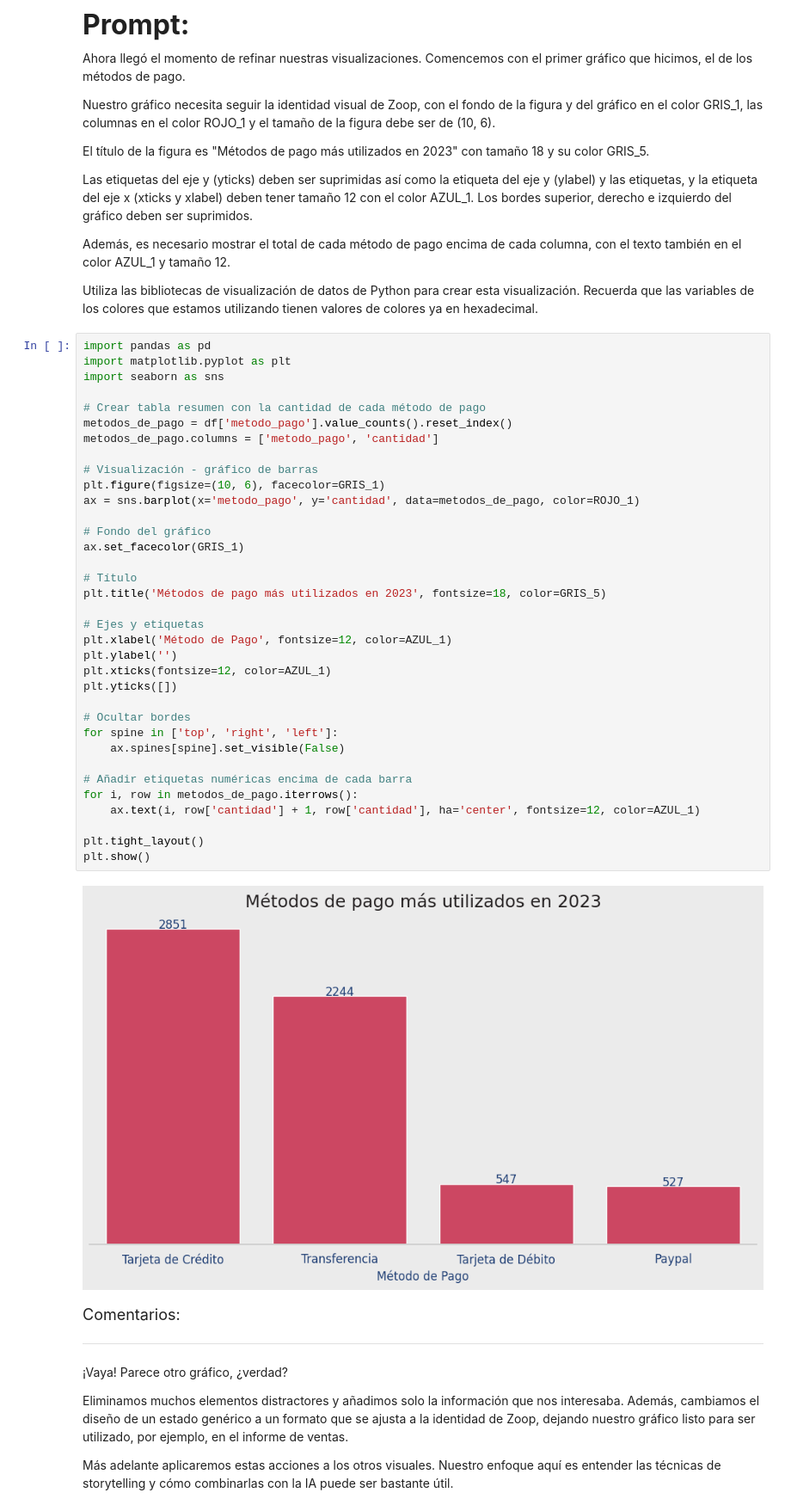
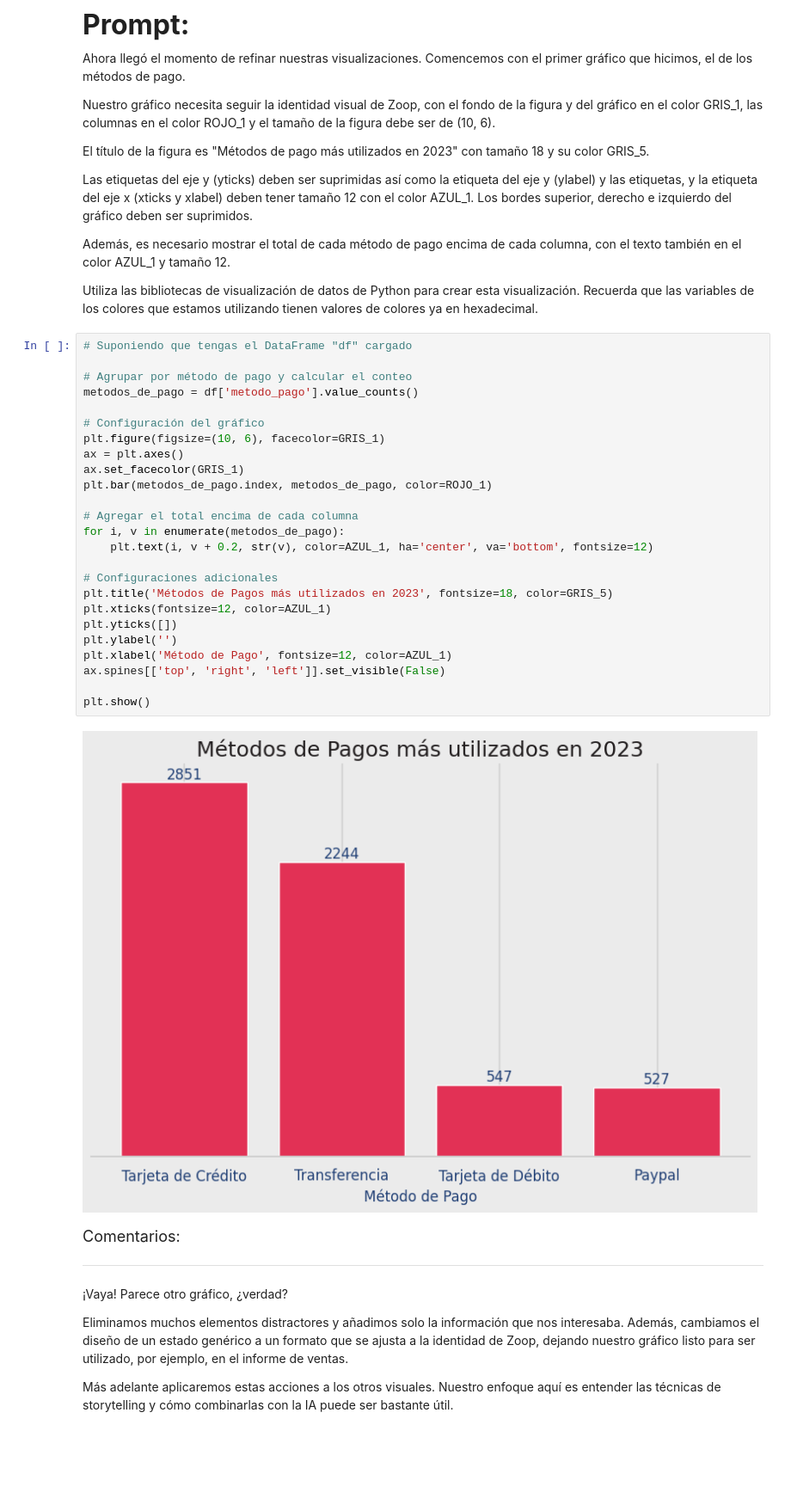
Before and after one commit to Zuzed22/IA-aplicada-a-la-ciencia-de-datos, a Jupyter notebook: IA_aplicada_a_ciencia_de_datos.ipynb, the cells around one changed output. Shown at 86% size. Drawn from its saved outputs; the diff is of its cells as text; blank space fills up the shorter version.

```diff
--- a/IA_aplicada_a_ciencia_de_datos.ipynb
+++ b/IA_aplicada_a_ciencia_de_datos.ipynb
@@ -982,43 +982,33 @@ Las etiquetas del eje y (yticks) deben ser suprimidas así como la etiqueta del
 Además, es necesario mostrar el total de cada método de pago encima de cada columna, con el texto también en el color AZUL_1 y tamaño 12.
 
 Utiliza las bibliotecas de visualización de datos de Python para crear esta visualización. Recuerda que las variables de los colores que estamos utilizando tienen valores de colores ya en hexadecimal.
-# %%
-import pandas as pd
-import matplotlib.pyplot as plt
-import seaborn as sns
-
-# Crear tabla resumen con la cantidad de cada método de pago
-metodos_de_pago = df['metodo_pago'].value_counts().reset_index()
-metodos_de_pago.columns = ['metodo_pago', 'cantidad']
-
-# Visualización - gráfico de barras
-plt.figure(figsize=(10, 6), facecolor=GRIS_1)
-ax = sns.barplot(x='metodo_pago', y='cantidad', data=metodos_de_pago, color=ROJO_1)
-
-# Fondo del gráfico
-ax.set_facecolor(GRIS_1)
-
-# Título
-plt.title('Métodos de pago más utilizados en 2023', fontsize=18, color=GRIS_5)
-
-# Ejes y etiquetas
-plt.xlabel('Método de Pago', fontsize=12, color=AZUL_1)
-plt.ylabel('')
-plt.xticks(fontsize=12, color=AZUL_1)
-plt.yticks([])
-
-# Ocultar bordes
-for spine in ['top', 'right', 'left']:
-    ax.spines[spine].set_visible(False)
-
-# Añadir etiquetas numéricas encima de cada barra
-for i, row in metodos_de_pago.iterrows():
-    ax.text(i, row['cantidad'] + 1, row['cantidad'], ha='center', fontsize=12, color=AZUL_1)
-
-plt.tight_layout()
-plt.show()
-# %% [output]
-[figure, removed]
+# %%
+# Suponiendo que tengas el DataFrame "df" cargado
+
+# Agrupar por método de pago y calcular el conteo
+metodos_de_pago = df['metodo_pago'].value_counts()
+
+# Configuración del gráfico
+plt.figure(figsize=(10, 6), facecolor=GRIS_1)
+ax = plt.axes()
+ax.set_facecolor(GRIS_1)
+plt.bar(metodos_de_pago.index, metodos_de_pago, color=ROJO_1)
+
+# Agregar el total encima de cada columna
+for i, v in enumerate(metodos_de_pago):
+    plt.text(i, v + 0.2, str(v), color=AZUL_1, ha='center', va='bottom', fontsize=12)
+
+# Configuraciones adicionales
+plt.title('Métodos de Pagos más utilizados en 2023', fontsize=18, color=GRIS_5)
+plt.xticks(fontsize=12, color=AZUL_1)
+plt.yticks([])
+plt.ylabel('')
+plt.xlabel('Método de Pago', fontsize=12, color=AZUL_1)
+ax.spines[['top', 'right', 'left']].set_visible(False)
+
+plt.show()
+# %% [output]
+[figure, added]
 # %% [markdown]
 <font color="7b71ff" size=4> Comentarios: </font>
 
```
Also changed, not shown: parts of 4 cells of this notebook.
